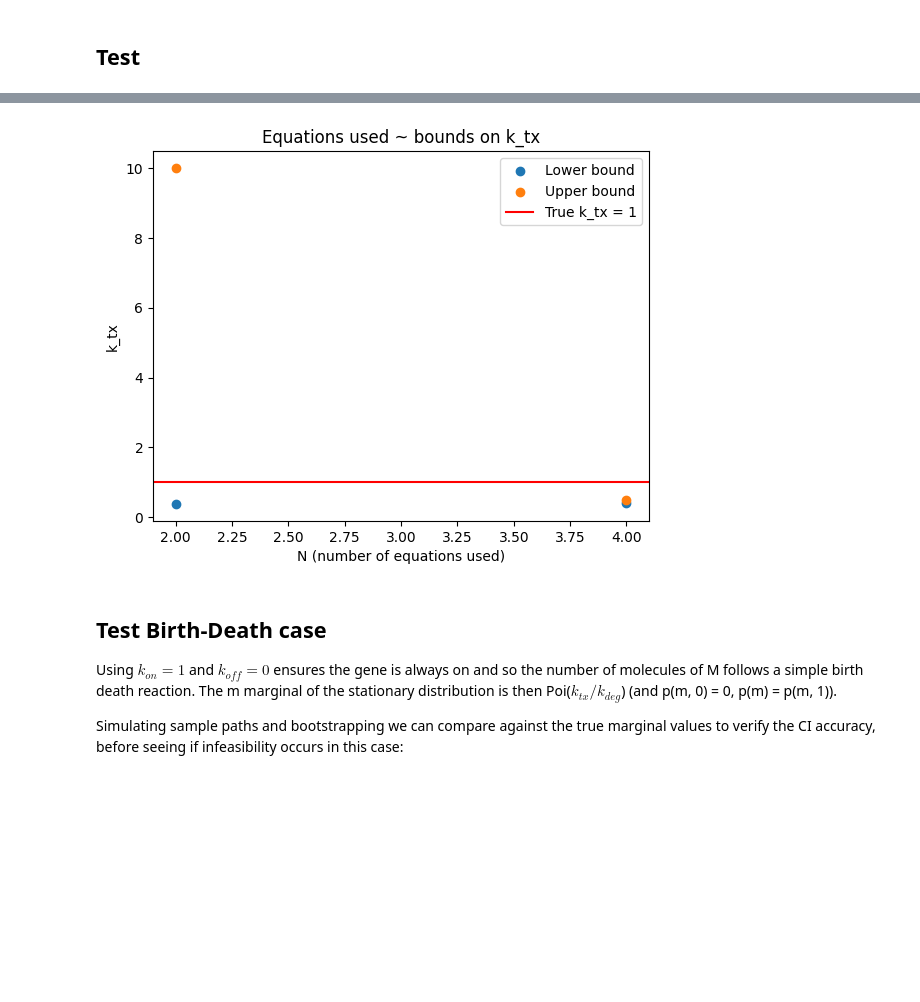
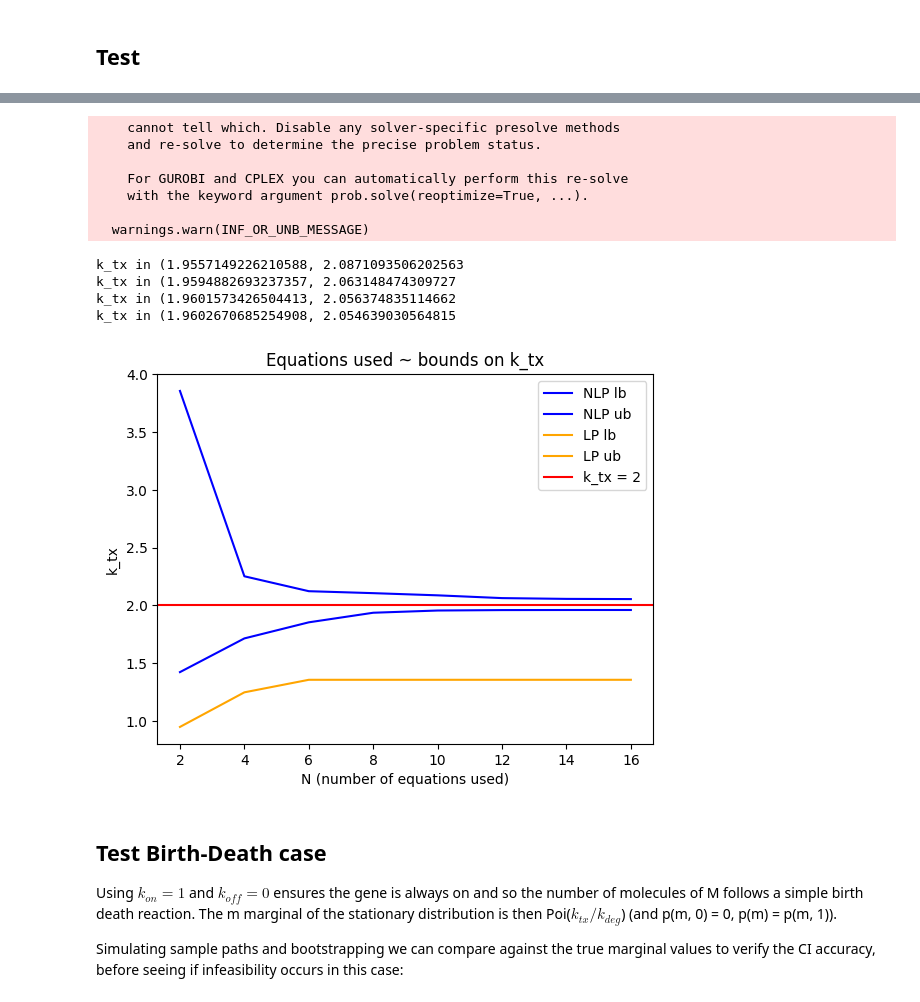
Before and after one commit to willjgh/M4R, a Jupyter notebook: gene_expression.ipynb, the cells around one changed output, grey strips where cells are left out. Drawn from its saved outputs; the diff is of its cells as text; code cells hidden in the pictures; blank space fills up the shorter version.

```diff
--- a/gene_expression.ipynb
+++ b/gene_expression.ipynb
@@ -2261,5 +2317,5 @@ def gene_expression_NLP(params, N, intervals, frechet_bounds=False, print_soluti
 # %% [markdown]
 ## Test
 # %%
-intervals_NLP = bootstrap_marginal_optim(initial_state=(0, 0), params=[0.9, 0.1, 1, 1], n=5000, N=5000, tmax=100, plot=False, printing=True)
+intervals_NLP = bootstrap_approx(initial_state=(0, 0), params=[0.9, 0.1, 1, 1], n=5000, N=5000, tmax=100, ts=10, plot=False, printing=True)
 # %% [output]
@@ -2276,5 +2329,5 @@ Computation time: 0.8109374046325684
 # %%
-lb, ub = gene_expression_NLP(params=[0.9, 0.1, "v", 1], N=2, intervals=intervals_NLP, frechet_bounds=True)
+lb, ub = gene_expression_NLP(params=["v", "v", "v", 1], N=2, intervals=intervals_NLP, frechet_bounds=True)
 lb, ub
 # %% [output]
 Gurobi Optimizer version 11.0.0 build v11.0.0rc2 (win64 - Windows 11+.0 (22631.2))
@@ -2332,3 +2368,0 @@ Computation time: 0.012039899826049805
-# %%
-lb, ub = gene_expression_NLP(params=[1, 1, "v", 1], N=4, intervals=intervals_loose, frechet_bounds=True)
-lb, ub
@@ -2365,3 +2368,0 @@ Computation time: 0.9142625331878662
-# %%
-lb, ub = gene_expression_NLP(params=["v", "v", "v", 1], N=4, intervals=intervals_tight, frechet_bounds=True)
-lb, ub
@@ -2421,13 +2424,27 @@ Maximum of k_tx = 1.587824046862499
 # %%
-lbs, ubs = [], []
-Ns = [2, 4, 6, 8]
+# parameters
+k_on = 2
+k_off = 1
+k_tx = 2
+k_deg = 1
+
+# simulate
+intervals_plot = bootstrap_approx(initial_state=(0, 0), params=[k_on, k_off, k_tx, k_deg], n=5000, N=5000, tmax=100, ts=10, plot=False, printing=True)
+lbs_NLP, ubs_NLP = [], []
+lbs_LP, ubs_LP = [], []
+Ns = [n for n in range(2, 18, 2)]
 for N in Ns:
-    lb, ub = gene_expression_NLP(params=["v", "v", "v", 1], N=N, intervals=intervals_tight, frechet_bounds=True)
-    lbs.append(lb)
-    ubs.append(ub)
-plt.scatter(Ns, lbs, label="Lower bound")
-plt.scatter(Ns, ubs, label="Upper bound")
-plt.axhline(1, color="red", label="True k_tx = 1")
+    lb, ub = gene_expression_NLP(params=[k_on, k_off, "v", k_deg], N=N, K=10, intervals=intervals_plot, frechet_bounds=True, printing=False)
+    solution = gene_expression_LP_optim(params=[k_on, k_off, "v", k_deg], N=N, intervals=intervals_plot, frechet_bounds=True, print_solution=False)
+    lbs_LP.append(solution['k_tx'][0])
+    ubs_LP.append(solution['k_tx'][1])
+    lbs_NLP.append(lb)
+    ubs_NLP.append(ub)
+plt.plot(Ns, lbs_NLP, color="blue", label="NLP lb")
+plt.plot(Ns, ubs_NLP, color="blue", label="NLP ub")
+plt.plot(Ns, lbs_LP, color="orange", label="LP lb")
+plt.plot(Ns, ubs_LP, color="orange", label="LP ub")
+plt.axhline(k_tx, color="red", label=f"k_tx = {k_tx}")
 plt.title("Equations used ~ bounds on k_tx")
 plt.xlabel("N (number of equations used)")
 plt.ylabel("k_tx")
@@ -2454,4 +2468,15 @@ Maximum of k_tx = None
+    cannot tell which. Disable any solver-specific presolve methods
+    and re-solve to determine the precise problem status.
+
+    For GUROBI and CPLEX you can automatically perform this re-solve
+    with the keyword argument prob.solve(reoptimize=True, ...).
+
+  warnings.warn(INF_OR_UNB_MESSAGE)
+k_tx in (1.9557149226210588, 2.0871093506202563
+k_tx in (1.9594882693237357, 2.063148474309727
+k_tx in (1.9601573426504413, 2.056374835114662
+k_tx in (1.9602670685254908, 2.054639030564815
-[figure, old version]
+[figure, new version]
 # %% [markdown]
 ## Test Birth-Death case
 
```
Also changed, not shown: parts of 35 cells of this notebook.
